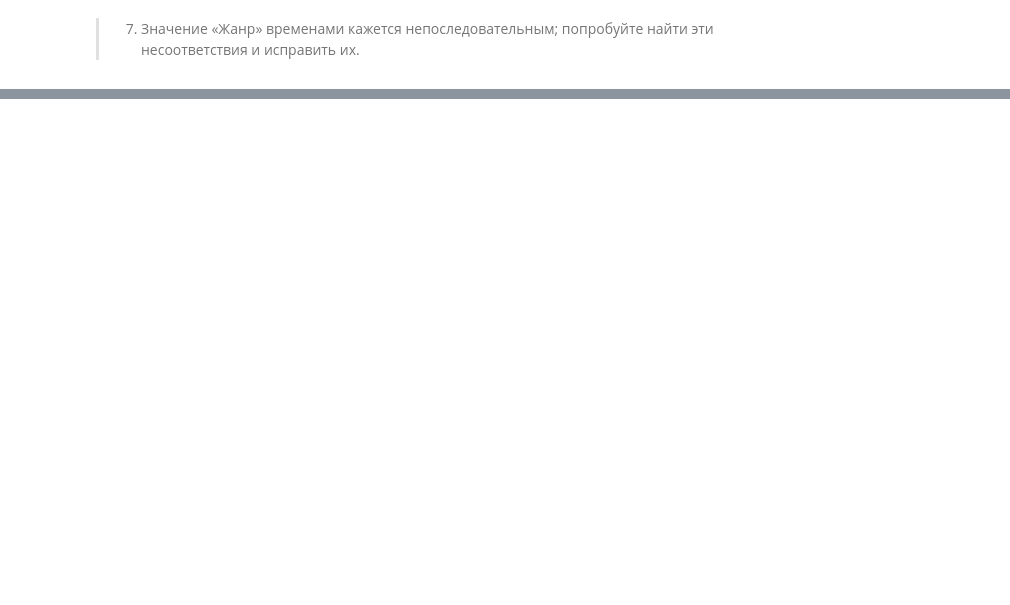
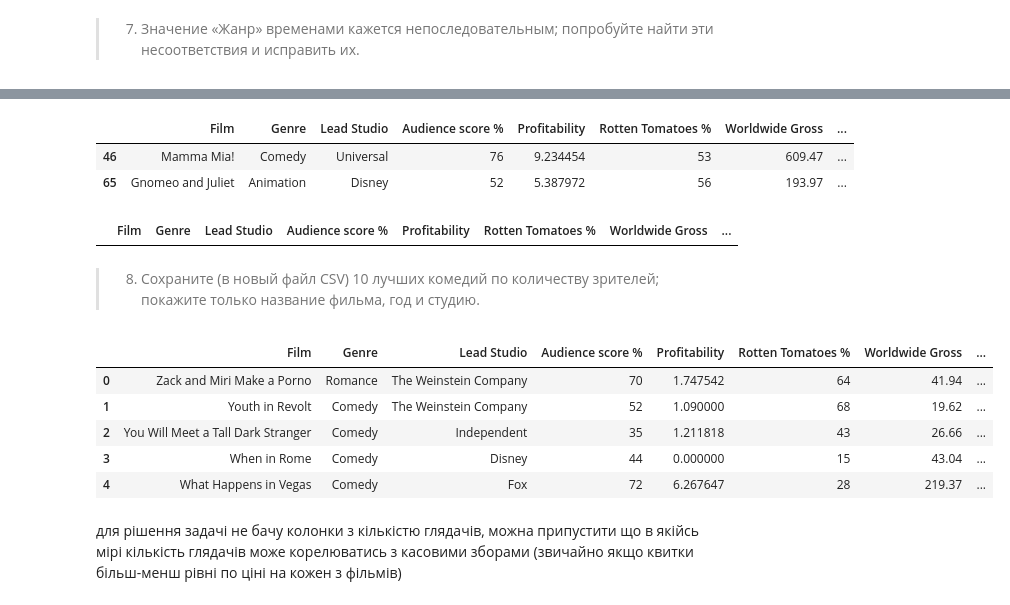
Before and after one commit to krestiankin/home_work_bi, a Jupyter notebook: hw6.ipynb, the cells around one changed output, grey strips where cells are left out. Drawn from its saved outputs; the diff is of its cells as text; code cells hidden in the pictures; blank space fills up the shorter version.

```diff
--- a/hw6.ipynb
+++ b/hw6.ipynb
@@ -152,0 +189,3 @@ TypeError: Series.unique() takes 1 positional argument but 2 were given
+# %%
+df['Genre'] = df.Genre.replace(['Romence', 'romance', 'Comdy', 'comedy'], ['Romance', 'Romance', 'Comedy', 'Comedy'])
+df.Genre.value_counts()   # робимо знову перевірку, тепер все норм.
@@ -152,0 +201,24 @@ TypeError: Series.unique() takes 1 positional argument but 2 were given
+# %%
+df[df.duplicated()] #перевіряємо наявність дублікатів
+# %% [output]
+|  | Film | Genre | Lead Studio | Audience score % | Profitability | Rotten Tomatoes % | Worldwide Gross | ... |
+| 46 | Mamma Mia! | Comedy | Universal | 76 | 9.234454 | 53 | 609.47 | ... |
+| 65 | Gnomeo and Juliet | Animation | Disney | 52 | 5.387972 | 56 | 193.97 | ... |
+# %%
+df.drop_duplicates(inplace=True) # видаляємо дублікати
+df[df.duplicated()] # перевіряємо чи пройшла операція видалення дублікатів
+# %% [output]
+|  | Film | Genre | Lead Studio | Audience score % | Profitability | Rotten Tomatoes % | Worldwide Gross | ... |
+# %% [markdown]
+>8. Сохраните (в новый файл CSV) 10 лучших комедий по количеству зрителей; покажите только название фильма, год и студию.
+# %%
+df.head()
+# %% [output]
+|  | Film | Genre | Lead Studio | Audience score % | Profitability | Rotten Tomatoes % | Worldwide Gross | ... |
+| 0 | Zack and Miri Make a Porno | Romance | The Weinstein Company | 70 | 1.747542 | 64 | 41.94 | ... |
+| 1 | Youth in Revolt | Comedy | The Weinstein Company | 52 | 1.090000 | 68 | 19.62 | ... |
+| 2 | You Will Meet a Tall Dark Stranger | Comedy | Independent | 35 | 1.211818 | 43 | 26.66 | ... |
+| 3 | When in Rome | Comedy | Disney | 44 | 0.000000 | 15 | 43.04 | ... |
+| 4 | What Happens in Vegas | Comedy | Fox | 72 | 6.267647 | 28 | 219.37 | ... |
+# %% [markdown]
+для рішення задачі не бачу колонки з кількістю глядачів, можна припустити що в якійсь мірі кількість глядачів може корелюватись з касовими зборами (звичайно якщо квитки більш-менш рівні по ціні на кожен з фільмів)
```
Also changed, not shown: parts of 22 cells of this notebook, 3 other files.
